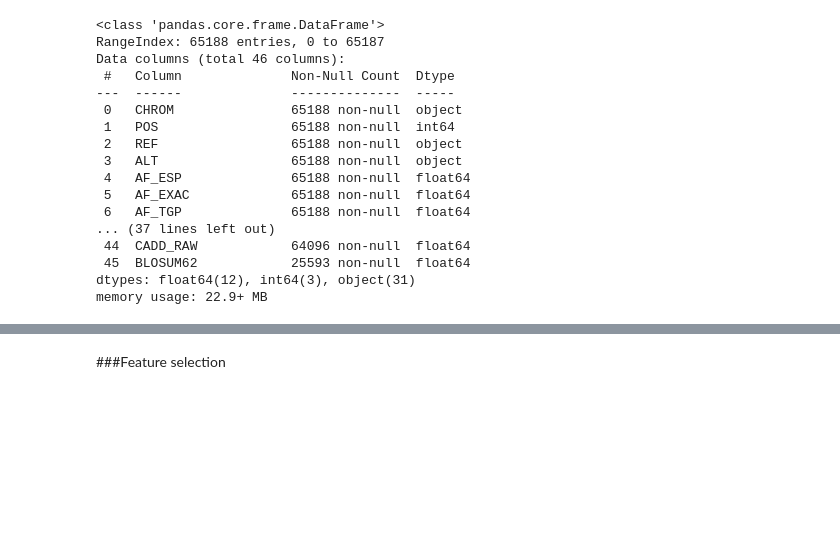
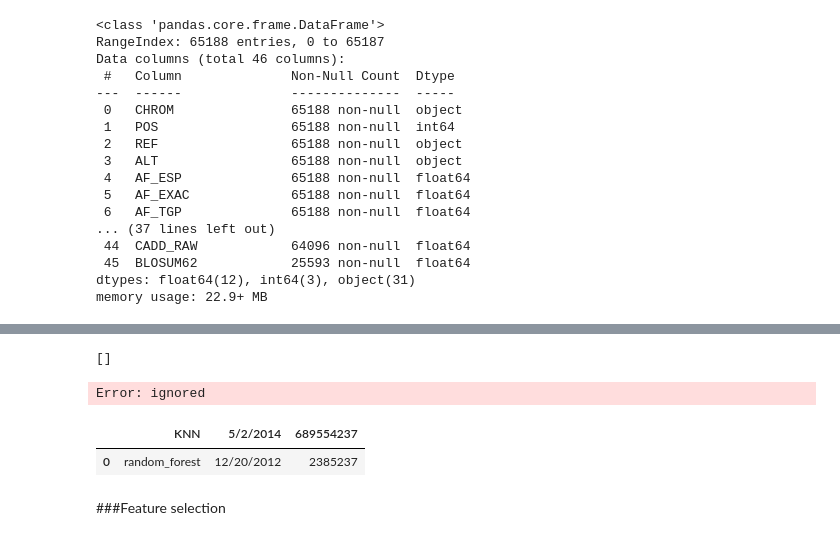
Before and after one commit to laffertybrian/W_William_Project_001, a Jupyter notebook: Genetic_Variant_Classification.ipynb, the cells around one changed output, grey strips where cells are left out. Saved outputs shown, nothing was run; the diff lists cells and outputs as text; code cells hidden in the pictures; blank space fills up the shorter version.

Commit message:
working out problem with data storage in file

```diff
--- a/Genetic_Variant_Classification.ipynb
+++ b/Genetic_Variant_Classification.ipynb
@@ -117,0 +122,9 @@ df_summary
+# %%
+file_name = "genetic_variant_classification_results"
+# %%
+# attempt at making a folder where the project data can be stored
+FOLDER = '/content/drive/MyDrive/Data Science Projects/W_William_Project/Data/'
+os.makedirs(FOLDER, exist_ok = True)
+os.listdir(FOLDER)
+# %% [output]
+[]
@@ -117,0 +149,4 @@ df_summary
+# %%
+record_model_data(sample_data, file_name)
+# %% [output]
+Error: ignored
@@ -118,3 +155,13 @@ df_summary
+# %%
+# view what is inside the file
+with open(FOLDER+file_name, 'r') as f:
+  reader = csv.DictReader(f)
+  model_data = pd.DataFrame(reader)
+
+model_data.head()
+# %% [output]
+|  | KNN | 5/2/2014 | 689554237 |
+| 0 | random_forest | 12/20/2012 | 2385237 |
 # %% [markdown]
 ###Feature selection
 # %%
```
Also changed, not shown: parts of 5 cells of this notebook.
